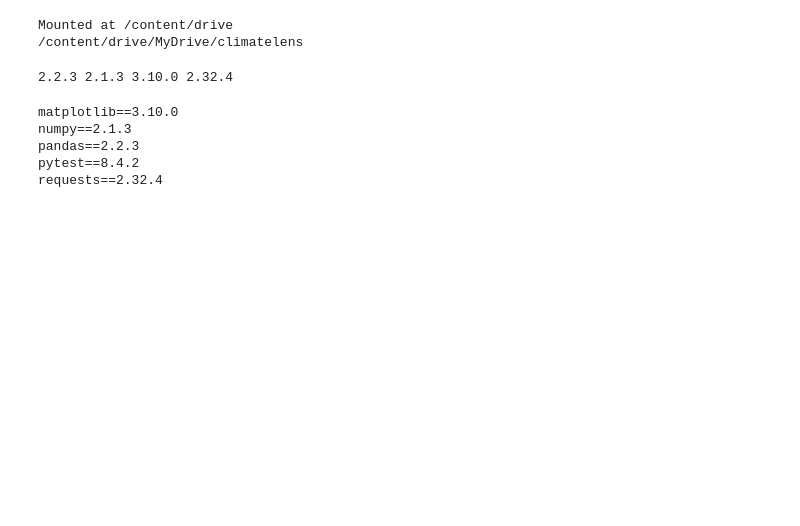
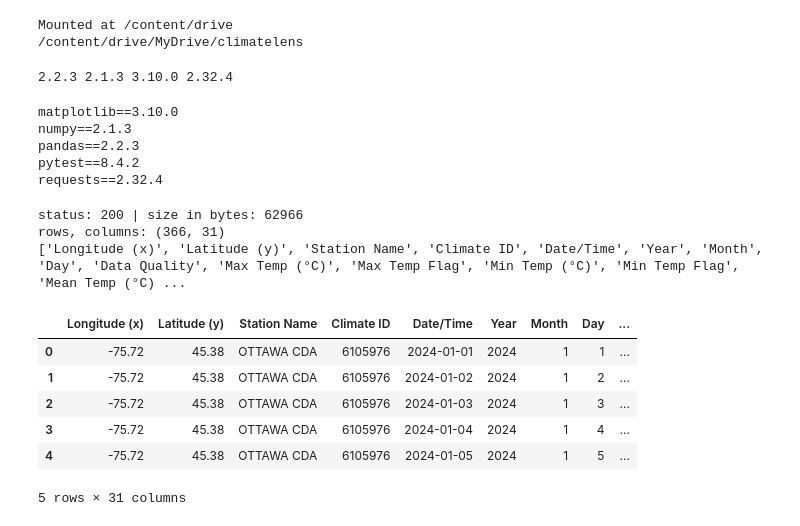
Before and after one commit to mariamsou21/climatelens, a Jupyter notebook: Untitled8.ipynb, the cells around one changed output. Drawn from its saved outputs; the diff is of its cells as text; code cells hidden in the pictures; blank space fills up the shorter version.

```diff
--- a/Untitled8.ipynb
+++ b/Untitled8.ipynb
@@ -24,3 +24,33 @@ numpy==2.1.3
 pandas==2.2.3
 pytest==8.4.2
 requests==2.32.4
+# %%
+import requests, pandas as pd, os
+
+station, year = 4333, 2024
+url = ("https://climate.weather.gc.ca/climate_data/bulk_data_e.html"
+       f"?format=csv&stationID={station}&Year={year}&Month=1&Day=1&timeframe=2&submit=Download+Data")
+
+r = requests.get(url, timeout=30)
+print("status:", r.status_code, "| size in bytes:", len(r.content))
+
+os.makedirs("cache", exist_ok=True)
+path = f"cache/{station}_{year}.csv"
+with open(path, "wb") as f:
+    f.write(r.content)
+
+df = pd.read_csv(path, encoding="utf-8-sig")
+print("rows, columns:", df.shape)
+print(list(df.columns))
+df.head()
+# %% [output]
+status: 200 | size in bytes: 62966
+rows, columns: (366, 31)
+['Longitude (x)', 'Latitude (y)', 'Station Name', 'Climate ID', 'Date/Time', 'Year', 'Month', 'Day', 'Data Quality', 'Max Temp (°C)', 'Max Temp Flag', 'Min Temp (°C)', 'Min Temp Flag', 'Mean Temp (°C) ...
+|  | Longitude (x) | Latitude (y) | Station Name | Climate ID | Date/Time | Year | Month | Day | ... |
+| 0 | -75.72 | 45.38 | OTTAWA CDA | 6105976 | 2024-01-01 | 2024 | 1 | 1 | ... |
+| 1 | -75.72 | 45.38 | OTTAWA CDA | 6105976 | 2024-01-02 | 2024 | 1 | 2 | ... |
+| 2 | -75.72 | 45.38 | OTTAWA CDA | 6105976 | 2024-01-03 | 2024 | 1 | 3 | ... |
+| 3 | -75.72 | 45.38 | OTTAWA CDA | 6105976 | 2024-01-04 | 2024 | 1 | 4 | ... |
+| 4 | -75.72 | 45.38 | OTTAWA CDA | 6105976 | 2024-01-05 | 2024 | 1 | 5 | ... |
+5 rows × 31 columns
```
Also changed, not shown: parts of 1 cell of this notebook.
